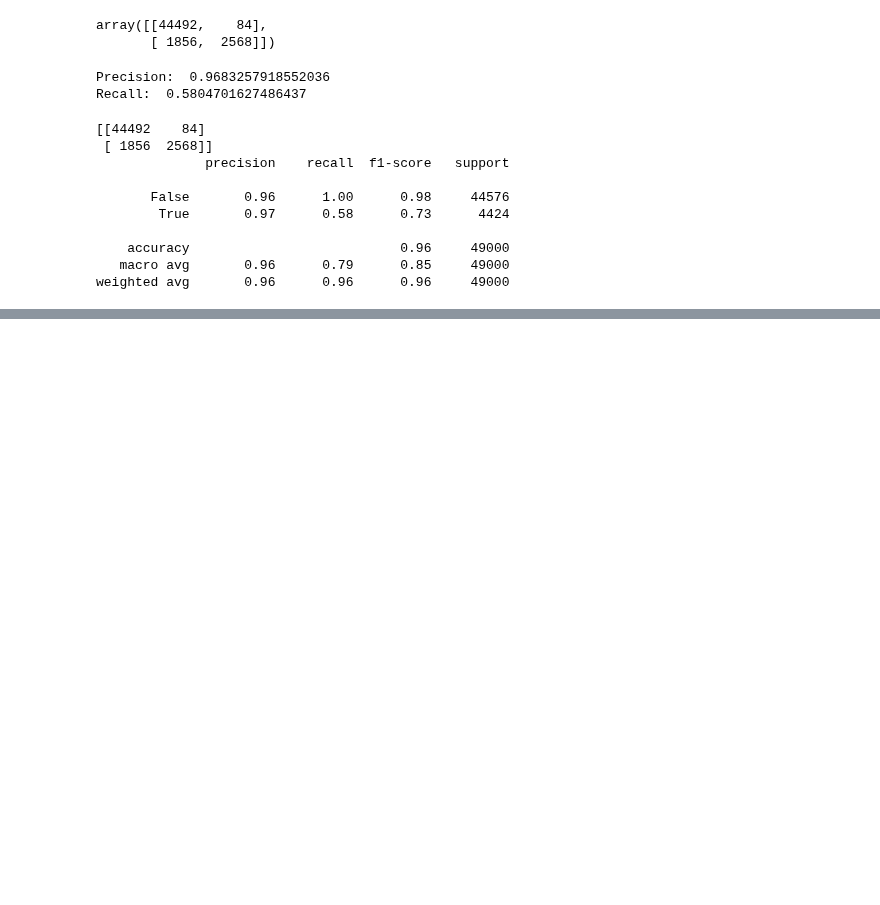
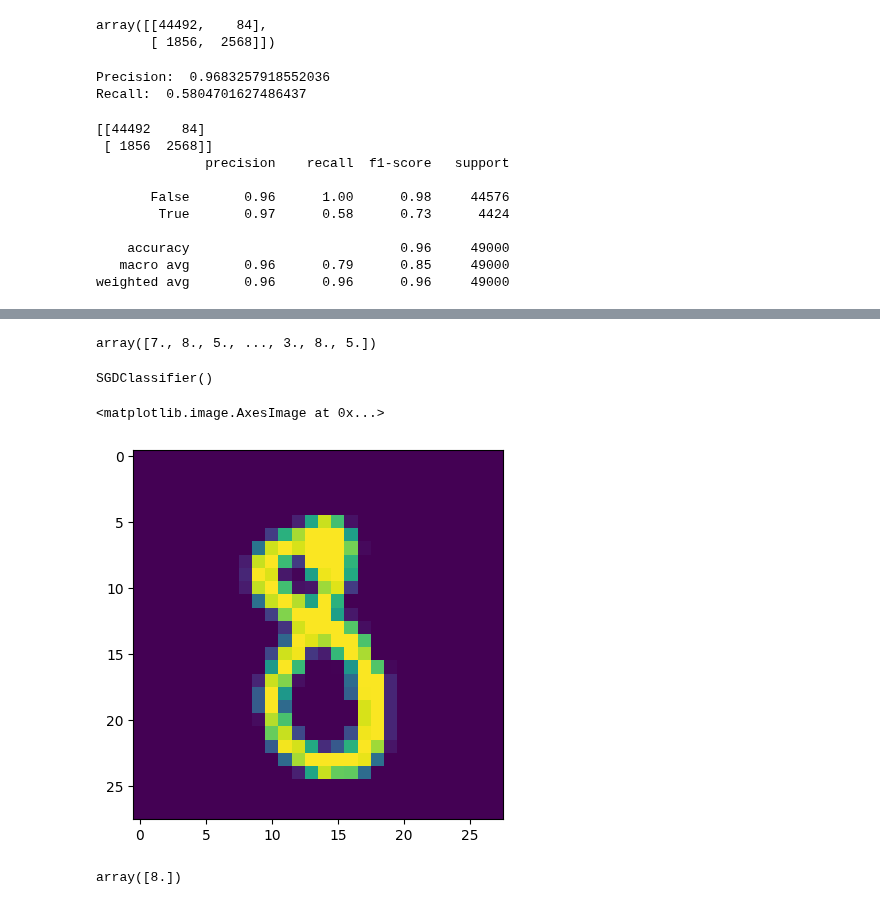
Before and after one commit to ludiemert/Classification_Regression_Models, a Jupyter notebook: 7_Classification_Regression_Models/Class_Regression_Models.ipynb, the cells around one changed output, grey strips where cells are left out. Cells and saved outputs as stored; diff of their text form; code cells hidden in the pictures; blank space fills up the shorter version.

```diff
--- a/7_Classification_Regression_Models/Class_Regression_Models.ipynb
+++ b/7_Classification_Regression_Models/Class_Regression_Models.ipynb
@@ -371,0 +389,23 @@ weighted avg       0.96      0.96      0.96     49000
+# %%
+y_train
+# %% [output]
+array([7., 8., 5., ..., 3., 8., 5.])
+# %%
+# como faco para o modelo printar oque ele eh , testes que ele vai falar
+# qual numero ele eh
+
+sgd_clf.fit(x_train, y_train)
+# %% [output]
+SGDClassifier()
+# %%
+n = 1
+
+digit = x_train[n]
+plt.imshow(digit.reshape(28,28))
+# %% [output]
+<matplotlib.image.AxesImage at 0x...>
+[figure, added]
+# %%
+sgd_clf.predict([digit])
+# %% [output]
+array([8.])
```
Also changed, not shown: parts of 10 cells of this notebook, 5 other files.
